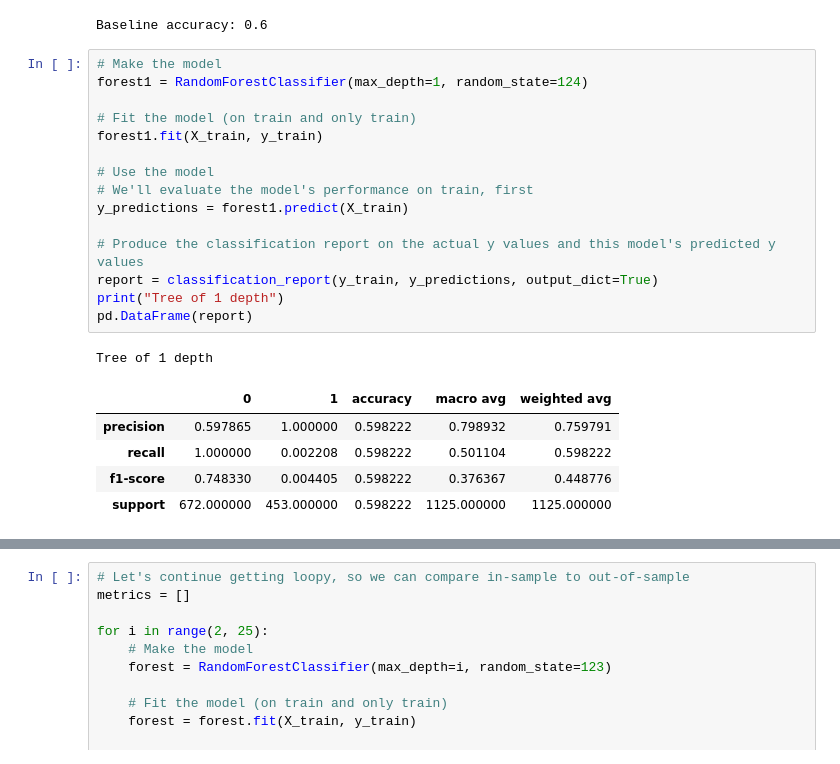
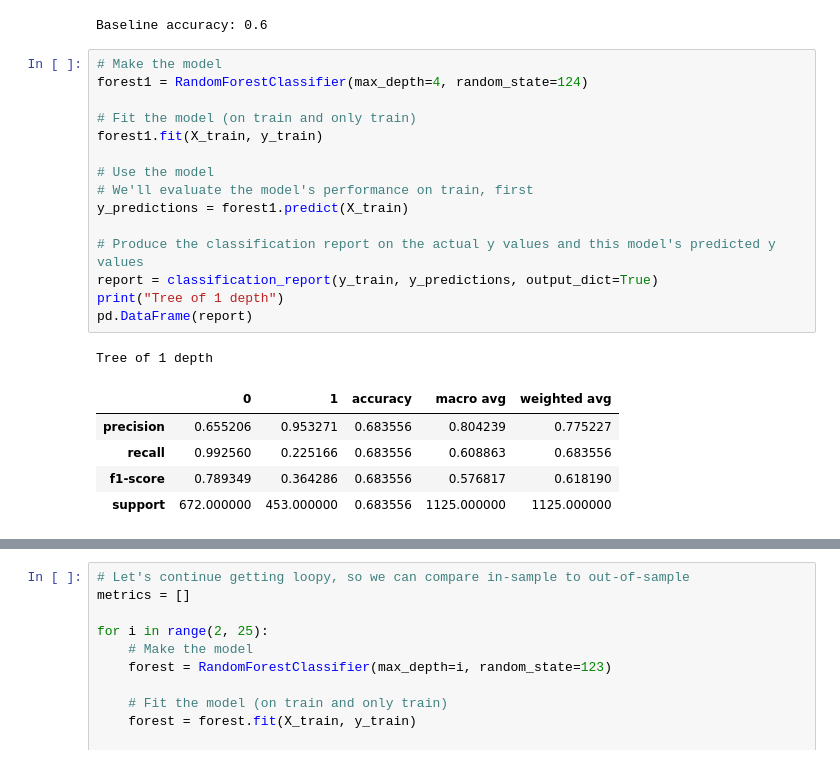
Before and after one commit to NikkideVries/Water_Quality, a Jupyter notebook: D.modeling.ipynb, the cells around one changed output, grey strips where cells are left out. Cells and saved outputs as stored; diff of their text form.

```diff
--- a/D.modeling.ipynb
+++ b/D.modeling.ipynb
@@ -541,23 +541,23 @@ print(f"Baseline accuracy: {round(baseline_accuracy, 2)}")
 Baseline accuracy: 0.6
 # %%
 # Make the model
-forest1 = RandomForestClassifier(max_depth=1, random_state=124)
+forest1 = RandomForestClassifier(max_depth=4, random_state=124)
 
 # Fit the model (on train and only train)
 forest1.fit(X_train, y_train)
 
 # Use the model
 # We'll evaluate the model's performance on train, first
 y_predictions = forest1.predict(X_train)
 
 # Produce the classification report on the actual y values and this model's predicted y values
 report = classification_report(y_train, y_predictions, output_dict=True)
 print("Tree of 1 depth")
 pd.DataFrame(report)
 # %% [output]
 Tree of 1 depth
 |  | 0 | 1 | accuracy | macro avg | weighted avg |
-| precision | 0.597865 | 1.000000 | 0.598222 | 0.798932 | 0.759791 |
-| recall | 1.000000 | 0.002208 | 0.598222 | 0.501104 | 0.598222 |
-| f1-score | 0.748330 | 0.004405 | 0.598222 | 0.376367 | 0.448776 |
-| support | 672.000000 | 453.000000 | 0.598222 | 1125.000000 | 1125.000000 |
+| precision | 0.655206 | 0.953271 | 0.683556 | 0.804239 | 0.775227 |
+| recall | 0.992560 | 0.225166 | 0.683556 | 0.608863 | 0.683556 |
+| f1-score | 0.789349 | 0.364286 | 0.683556 | 0.576817 | 0.618190 |
+| support | 672.000000 | 453.000000 | 0.683556 | 1125.000000 | 1125.000000 |
```
Also changed, not shown: parts of 8 cells of this notebook, 1 other file.
